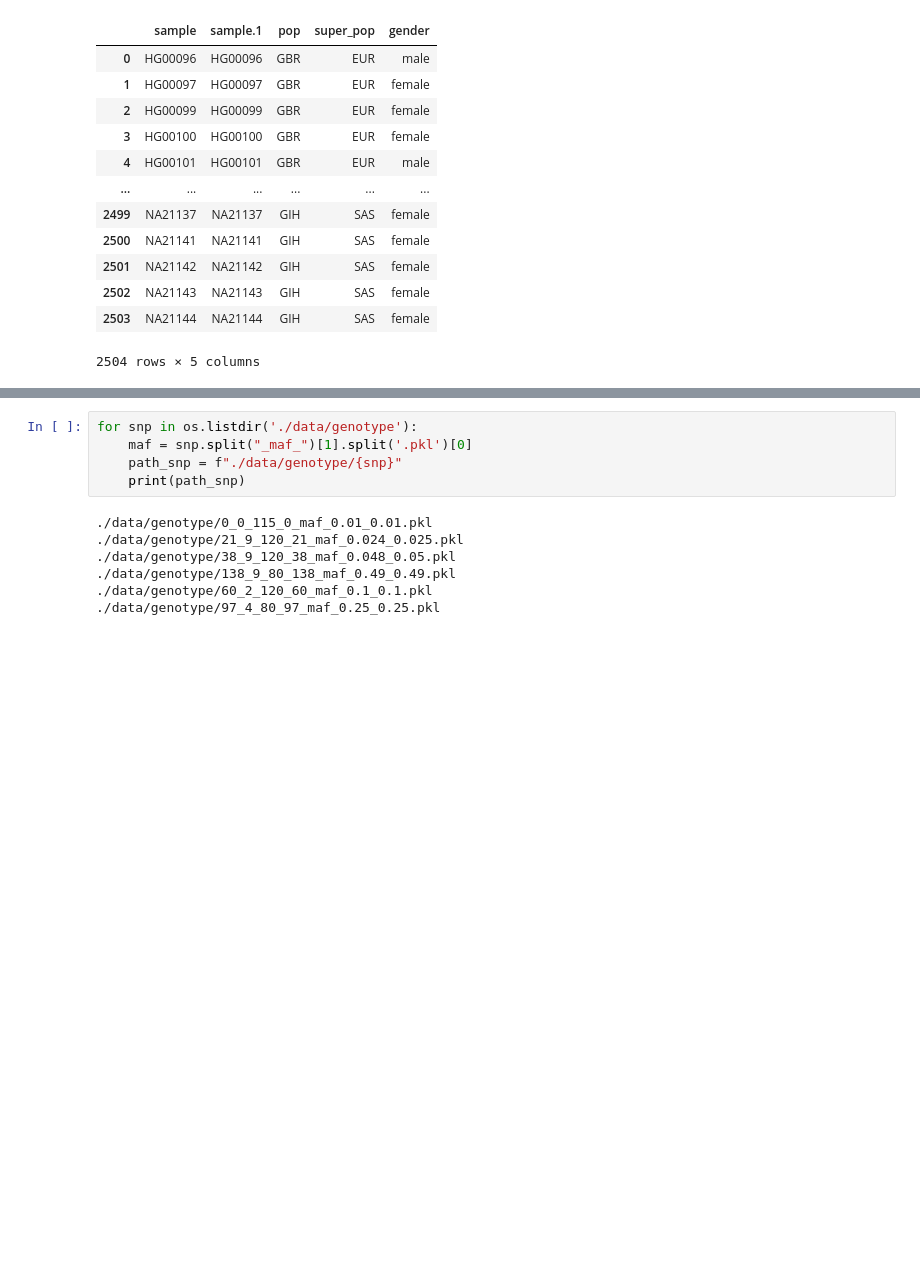
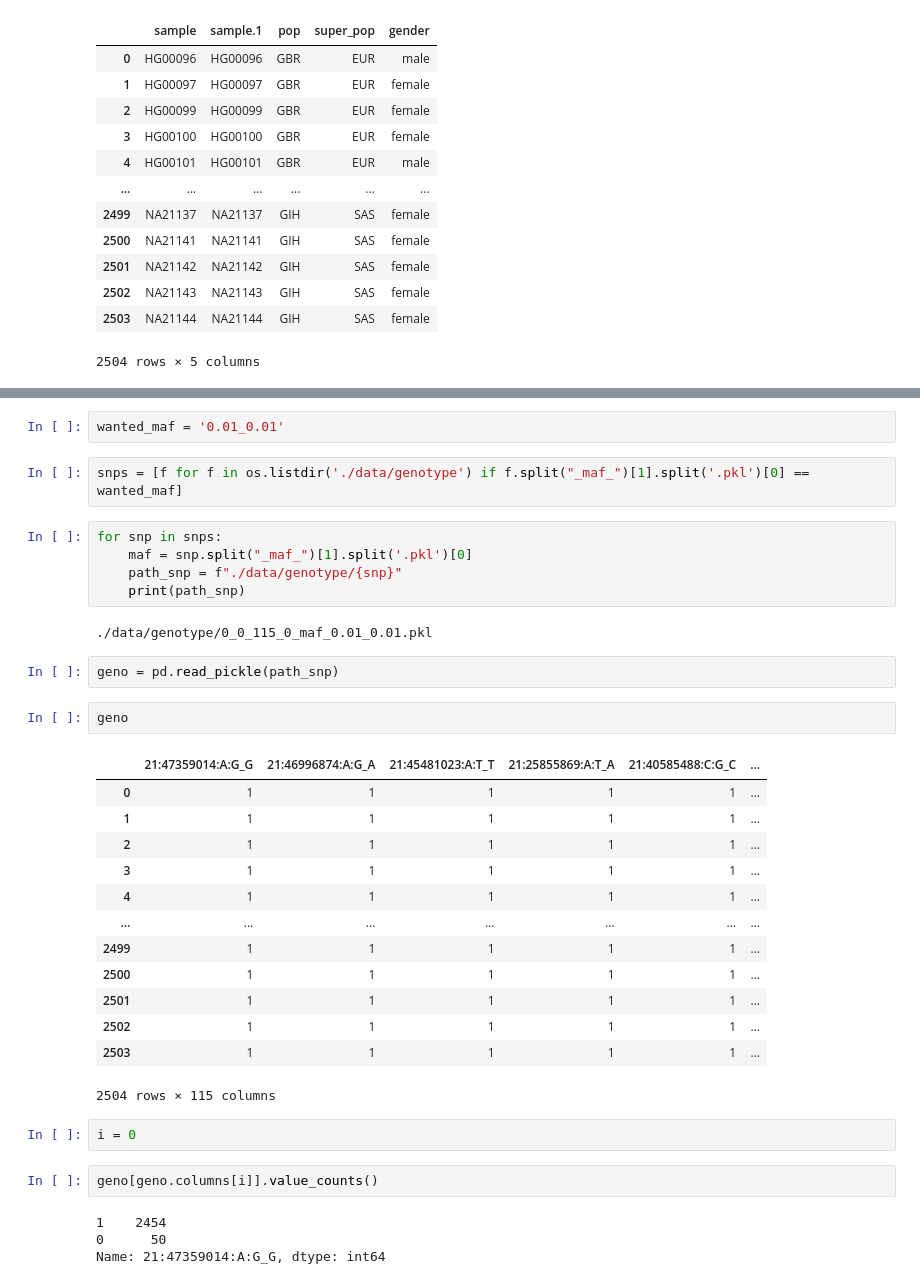
Before and after one commit to mat2m10/powercontrol, a Jupyter notebook: power.ipynb, the cells around one changed output, grey strips where cells are left out. Saved outputs shown, nothing was run; the diff lists cells and outputs as text; blank space fills up the shorter version.

```diff
--- a/power.ipynb
+++ b/power.ipynb
@@ -24,12 +38,37 @@ humans
+# %%
+wanted_maf = '0.01_0.01'
+# %%
+snps = [f for f in os.listdir('./data/genotype') if f.split("_maf_")[1].split('.pkl')[0] == wanted_maf]
 # %%
-for snp in os.listdir('./data/genotype'):
+for snp in snps:
     maf = snp.split("_maf_")[1].split('.pkl')[0]
     path_snp = f"./data/genotype/{snp}"
     print(path_snp)
 # %% [output]
 ./data/genotype/0_0_115_0_maf_0.01_0.01.pkl
-./data/genotype/21_9_120_21_maf_0.024_0.025.pkl
-./data/genotype/38_9_120_38_maf_0.048_0.05.pkl
-./data/genotype/138_9_80_138_maf_0.49_0.49.pkl
-./data/genotype/60_2_120_60_maf_0.1_0.1.pkl
-./data/genotype/97_4_80_97_maf_0.25_0.25.pkl
+# %%
+geno = pd.read_pickle(path_snp)
+# %%
+geno
+# %% [output]
+|  | 21:47359014:A:G_G | 21:46996874:A:G_A | 21:45481023:A:T_T | 21:25855869:A:T_A | 21:40585488:C:G_C | ... |
+| 0 | 1 | 1 | 1 | 1 | 1 | ... |
+| 1 | 1 | 1 | 1 | 1 | 1 | ... |
+| 2 | 1 | 1 | 1 | 1 | 1 | ... |
+| 3 | 1 | 1 | 1 | 1 | 1 | ... |
+| 4 | 1 | 1 | 1 | 1 | 1 | ... |
+| ... | ... | ... | ... | ... | ... | ... |
+| 2499 | 1 | 1 | 1 | 1 | 1 | ... |
+| 2500 | 1 | 1 | 1 | 1 | 1 | ... |
+| 2501 | 1 | 1 | 1 | 1 | 1 | ... |
+| 2502 | 1 | 1 | 1 | 1 | 1 | ... |
+| 2503 | 1 | 1 | 1 | 1 | 1 | ... |
+2504 rows × 115 columns
+# %%
+i = 0
+# %%
+geno[geno.columns[i]].value_counts()
+# %% [output]
+1    2454
+0      50
+Name: 21:47359014:A:G_G, dtype: int64
```
Also changed, not shown: parts of 23 cells of this notebook.
